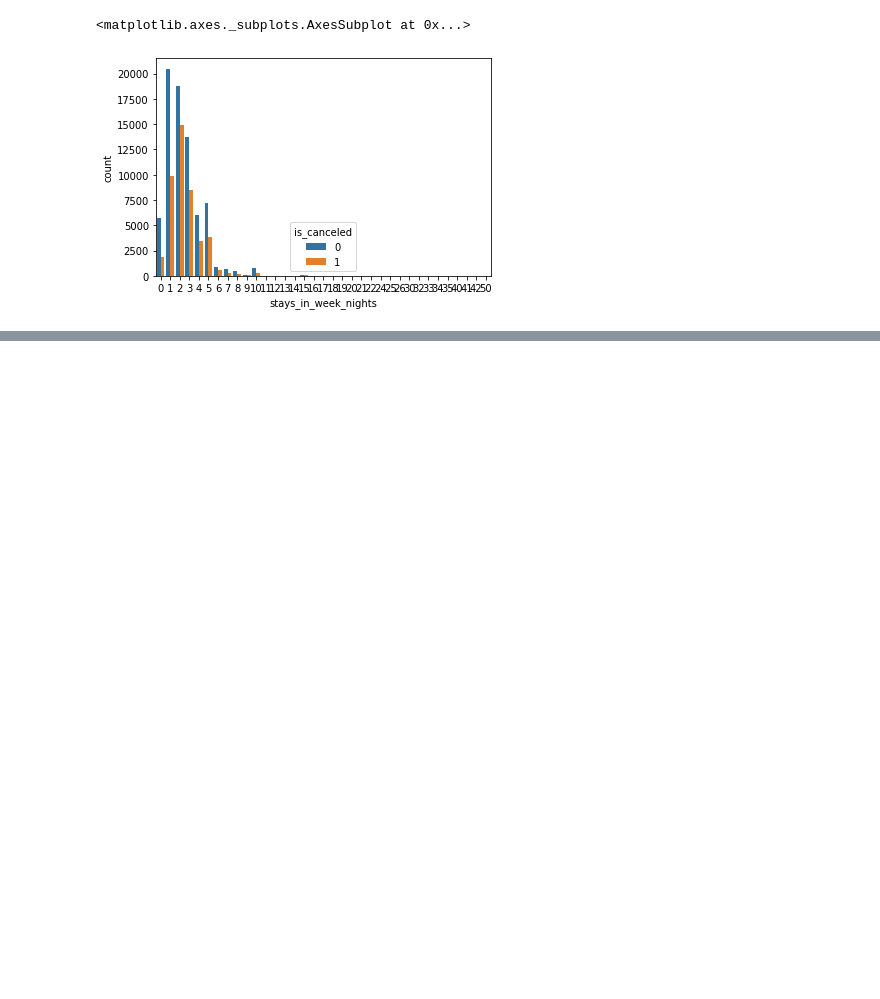
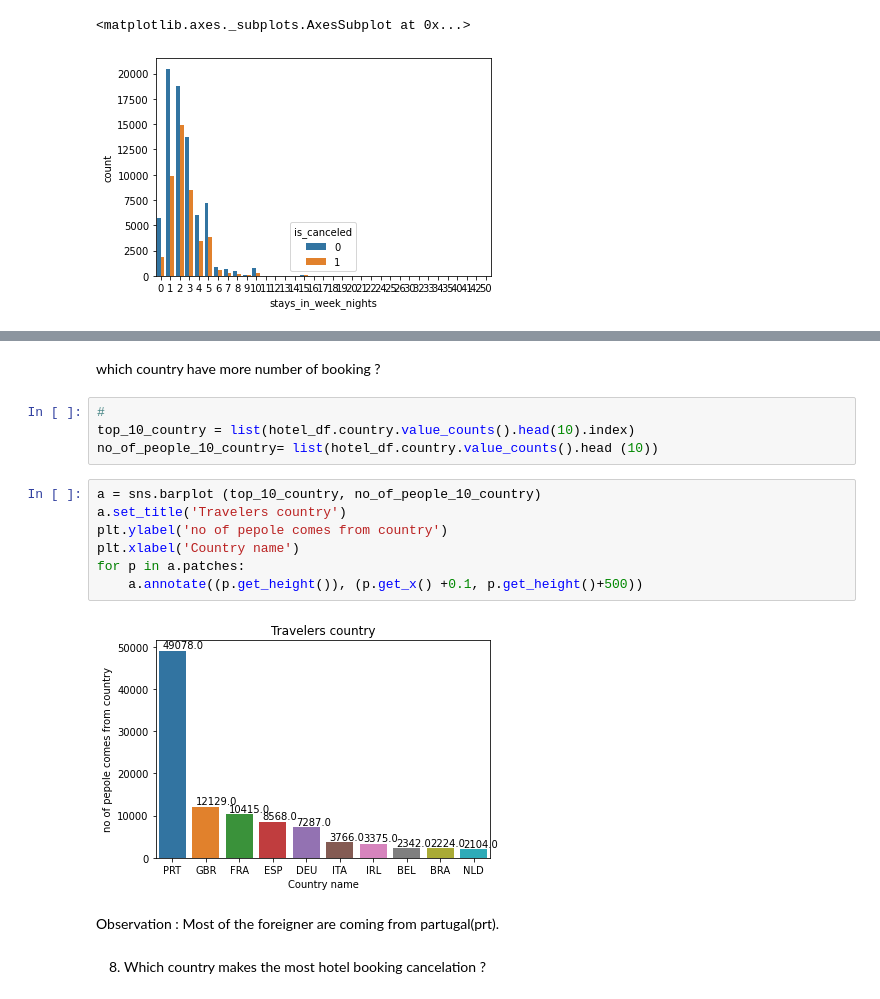
Before and after one commit to 143biswajit/Hotel_booking_analysis, a Jupyter notebook: Hotel_Booking_Analysis_Capstone_Project.ipynb, the cells around one changed output, grey strips where cells are left out. Saved outputs shown, nothing was run; the diff lists cells and outputs as text; blank space fills up the shorter version.

```diff
--- a/Hotel_Booking_Analysis_Capstone_Project.ipynb
+++ b/Hotel_Booking_Analysis_Capstone_Project.ipynb
@@ -436,0 +465,22 @@ sns.countplot(data=hotel_df,x ='stays_in_week_nights',hue = 'is_canceled')
+# %% [markdown]
+
+
+ which country have more number of booking ?
+# %%
+#
+top_10_country = list(hotel_df.country.value_counts().head(10).index)
+no_of_people_10_country= list(hotel_df.country.value_counts().head (10))
+# %%
+a = sns.barplot (top_10_country, no_of_people_10_country)
+a.set_title('Travelers country')
+plt.ylabel('no of pepole comes from country')
+plt.xlabel('Country name')
+for p in a.patches:
+    a.annotate((p.get_height()), (p.get_x() +0.1, p.get_height()+500))
+# %% [output]
+[figure, added]
+# %% [markdown]
+Observation :
+Most of the foreigner are coming from partugal(prt).
+# %% [markdown]
+8. Which country makes the most hotel booking cancelation ?
```
Also changed, not shown: parts of 7 cells of this notebook.
